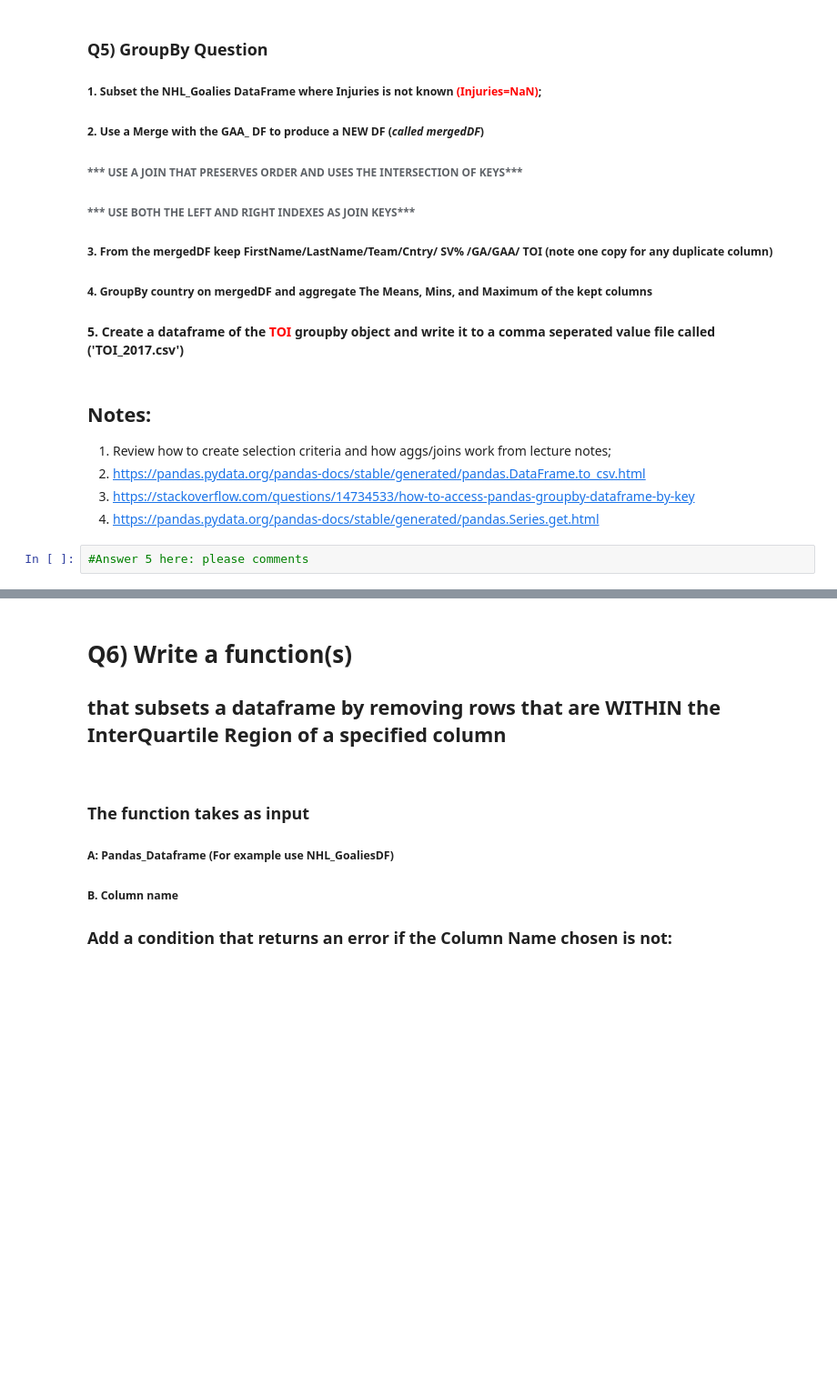
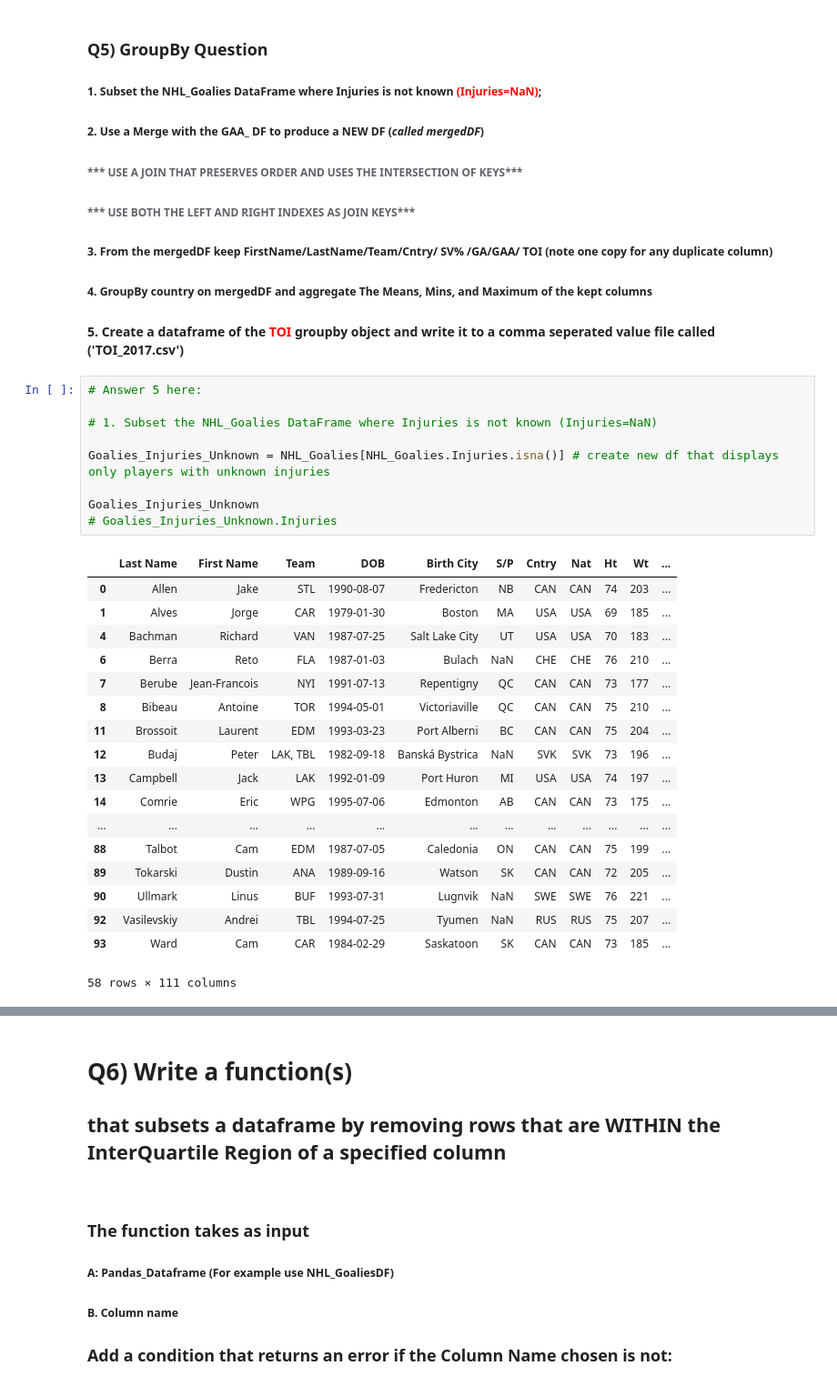
Before and after one commit to lizabethkatsnelson/ITP_Assignments-, a Jupyter notebook: Assignment_03/Assignment_03.ipynb, the cells around one changed output, grey strips where cells are left out. Shown: that part at 91% size. Drawn from its saved outputs; the diff is of its cells as text; blank space fills up the shorter version.

```diff
--- a/Assignment_03/Assignment_03.ipynb
+++ b/Assignment_03/Assignment_03.ipynb
@@ -286,12 +292,31 @@ plt.show() # plot both plots
 ##### 3. From the mergedDF keep FirstName/LastName/Team/Cntry/ SV% /GA/GAA/ TOI (note one copy for any duplicate column)
 ##### 4. GroupBy country on mergedDF and aggregate The Means, Mins, and Maximum of the kept columns
 #### 5. Create a dataframe of the <font color='red'>TOI </font>groupby object and write it to a comma seperated value file called ('TOI_2017.csv')
-# %% [markdown]
-## Notes:
-
-1. Review how to create selection criteria and how aggs/joins work from lecture notes;
-2. https://pandas.pydata.org/pandas-docs/stable/generated/pandas.DataFrame.to_csv.html
-3. https://stackoverflow.com/questions/14734533/how-to-access-pandas-groupby-dataframe-by-key
-4. https://pandas.pydata.org/pandas-docs/stable/generated/pandas.Series.get.html
-# %%
-#Answer 5 here: please comments
+# %%
+# Answer 5 here:
+
+# 1. Subset the NHL_Goalies DataFrame where Injuries is not known (Injuries=NaN)
+
+Goalies_Injuries_Unknown = NHL_Goalies[NHL_Goalies.Injuries.isna()] # create new df that displays only players with unknown injuries
+
+Goalies_Injuries_Unknown
+# Goalies_Injuries_Unknown.Injuries
+# %% [output]
+|  | Last Name | First Name | Team | DOB | Birth City | S/P | Cntry | Nat | Ht | Wt | ... |
+| 0 | Allen | Jake | STL | 1990-08-07 | Fredericton | NB | CAN | CAN | 74 | 203 | ... |
+| 1 | Alves | Jorge | CAR | 1979-01-30 | Boston | MA | USA | USA | 69 | 185 | ... |
+| 4 | Bachman | Richard | VAN | 1987-07-25 | Salt Lake City | UT | USA | USA | 70 | 183 | ... |
+| 6 | Berra | Reto | FLA | 1987-01-03 | Bulach | NaN | CHE | CHE | 76 | 210 | ... |
+| 7 | Berube | Jean-Francois | NYI | 1991-07-13 | Repentigny | QC | CAN | CAN | 73 | 177 | ... |
+| 8 | Bibeau | Antoine | TOR | 1994-05-01 | Victoriaville | QC | CAN | CAN | 75 | 210 | ... |
+| 11 | Brossoit | Laurent | EDM | 1993-03-23 | Port Alberni | BC | CAN | CAN | 75 | 204 | ... |
+| 12 | Budaj | Peter | LAK, TBL | 1982-09-18 | Banská Bystrica | NaN | SVK | SVK | 73 | 196 | ... |
+| 13 | Campbell | Jack | LAK | 1992-01-09 | Port Huron | MI | USA | USA | 74 | 197 | ... |
+| 14 | Comrie | Eric | WPG | 1995-07-06 | Edmonton | AB | CAN | CAN | 73 | 175 | ... |
+| ... | ... | ... | ... | ... | ... | ... | ... | ... | ... | ... | ... |
+| 88 | Talbot | Cam | EDM | 1987-07-05 | Caledonia | ON | CAN | CAN | 75 | 199 | ... |
+| 89 | Tokarski | Dustin | ANA | 1989-09-16 | Watson | SK | CAN | CAN | 72 | 205 | ... |
+| 90 | Ullmark | Linus | BUF | 1993-07-31 | Lugnvik | NaN | SWE | SWE | 76 | 221 | ... |
+| 92 | Vasilevskiy | Andrei | TBL | 1994-07-25 | Tyumen | NaN | RUS | RUS | 75 | 207 | ... |
+| 93 | Ward | Cam | CAR | 1984-02-29 | Saskatoon | SK | CAN | CAN | 73 | 185 | ... |
+58 rows × 111 columns
```
Also changed, not shown: parts of 6 cells of this notebook.
